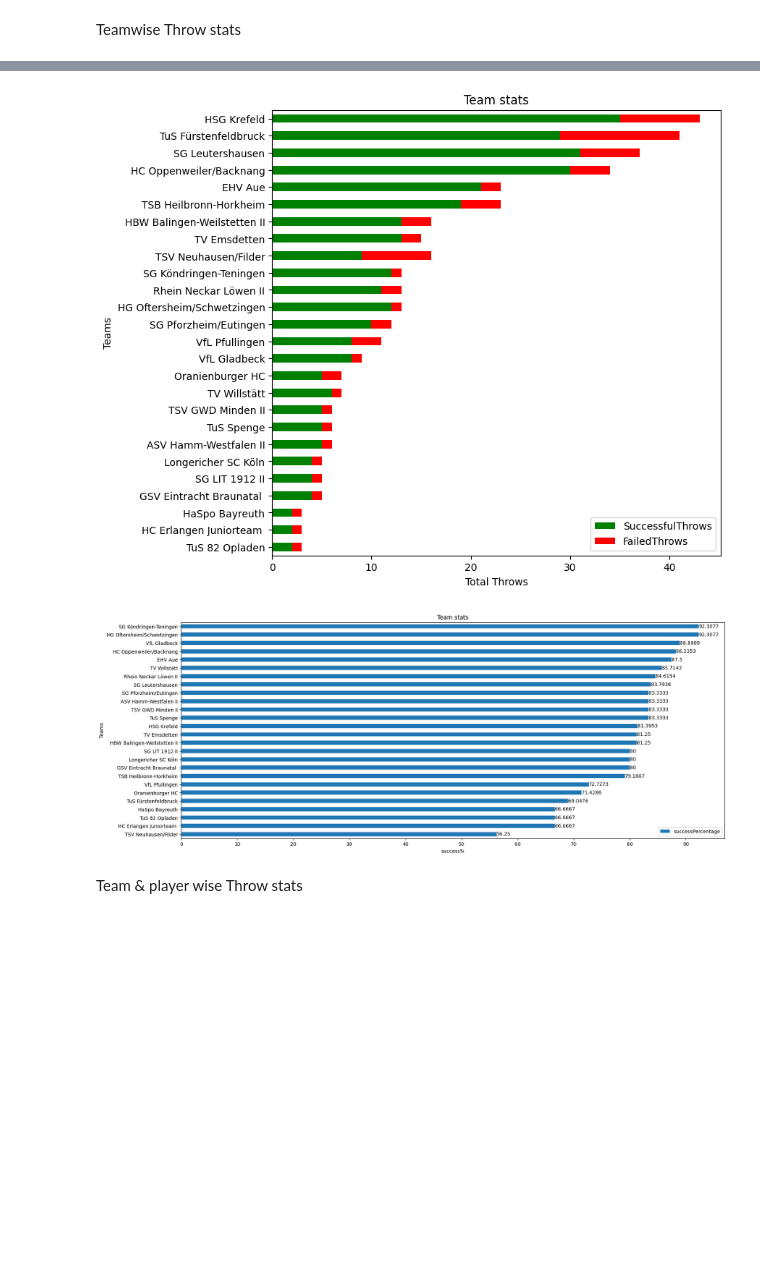
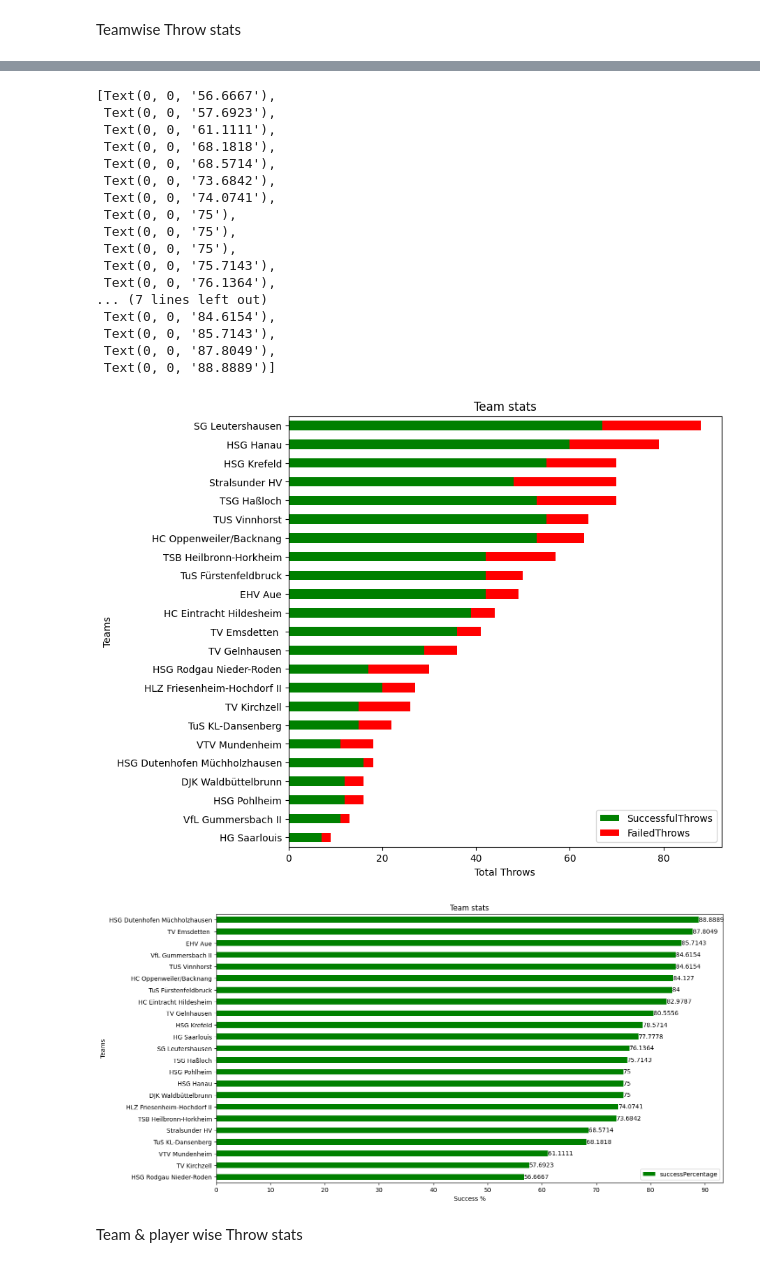
Before and after one commit to nayansavaliya/handball-data-science, a Jupyter notebook: src/FinalAnalysis/Analysis1/league3.ipynb, the cells around one changed output, grey strips where cells are left out. Cells and saved outputs as stored; diff of their text form; code cells hidden in the pictures; blank space fills up the shorter version.

```diff
--- a/src/FinalAnalysis/Analysis1/league3.ipynb
+++ b/src/FinalAnalysis/Analysis1/league3.ipynb
@@ -8,13 +11,13 @@ import matplotlib.pyplot as plt
 # %% [markdown]
 Read Data
 # %%
-file = pd.ExcelFile("../../data/v7/Handball 3. Liga vom 23.01.2023.xlsx")
+file = pd.ExcelFile(r"../../../data/final/Handball_09.03.2023_fertig.xlsx")
 
 file.sheet_names
 
-df = file.parse('3. Liga')
+df = file.parse('3. League')
 
-# drop last col comments
-df = df.iloc[:, :-1]
+# drop last col comments & favorite corner & empy rows at end
+df = df.iloc[:, :-2]
 df.columns
 # %% [output]
@@ -102,10 +115,0 @@ Player Team
-# %%
-pd.set_option("display.max_rows", None, "display.max_columns", None)
-playerTeam1 =  df.loc[:,('name','homeTeam')].copy()
-playerTeam1.columns = ['name','team']
-playerTeam2 =  df.loc[:,('name','opponentTeam')].copy()
-playerTeam2.columns = ['name','team']
-playerTeam = pd.concat([playerTeam1,playerTeam2])
-playerTeam.dropna(inplace=True)
-playerTeam = playerTeam.groupby(['name']).apply(lambda x: x['team'].value_counts().idxmax()).reset_index(name='team')
-playerTeam
@@ -131,19 +117,17 @@ playerTeam
 Teamwise Throw stats
 # %%
 # Teamwise Throw stats
-
-df2 = df.groupby(['homeTeam'])['homeTeam'].count().reset_index(name='TotatlThrows')
+df2 = df.groupby(['team'])['team'].count().reset_index(name='TotatlThrows')
 df3 = df.loc[(df.throwSuccess == 1) | (df.throwSuccess == 2)]
-df3 = df3.groupby(['homeTeam'])['homeTeam'].count().reset_index(name="SuccessfulThrows")
+df3 = df3.groupby(['team'])['team'].count().reset_index(name="SuccessfulThrows")
 df4 = df.loc[(df.throwSuccess == 0)]
-df4 = df4.groupby(['homeTeam'])['homeTeam'].count().reset_index(name="FailedThrows")
-df5 = pd.merge(df2,df3,on='homeTeam')
-df5 = pd.merge(df5,df4,on='homeTeam')
+df4 = df4.groupby(['team'])['team'].count().reset_index(name="FailedThrows")
+df5 = pd.merge(df2,df3,on='team')
+df5 = pd.merge(df5,df4,on='team')
 df5['successPercentage'] = (df5['SuccessfulThrows']/df5['TotatlThrows'])*100
 display(df5.sort_values('successPercentage',ascending=False))
-df5.sort_values('TotatlThrows',ascending=True).set_index('homeTeam')[['SuccessfulThrows','FailedThrows']].plot.barh(stacked=True, title='Team stats',color=("green", "red"),xlabel='Total Throws', ylabel='Teams',figsize=(8,8) )
+df5.sort_values('TotatlThrows',ascending=True).set_index('team')[['SuccessfulThrows','FailedThrows']].plot.barh(stacked=True, title='Team stats',color=("green", "red"),xlabel='Total Throws', ylabel='Teams',figsize=(8,8) )
 
-ax = df5.sort_values('successPercentage',ascending=True).set_index('homeTeam')[['successPercentage']].plot.barh( title='Team stats',xlabel='success%', ylabel='Teams',figsize=(20,8),xticks=range(0,100,10) )
+ax = df5.sort_values('successPercentage',ascending=True).set_index('team')[['successPercentage']].plot.barh( title='Team stats',color=("green", "red"),xlabel='Success %', ylabel='Teams',figsize=(15,8),xticks=range(0,100,10) )
 ax.bar_label(ax.containers[0])
-df5.sort_values('successPercentage',ascending=False)
 # %% [output]
@@ -184,5 +151,22 @@ df5.sort_values('successPercentage',ascending=False)
+[Text(0, 0, '56.6667'),
+ Text(0, 0, '57.6923'),
+ Text(0, 0, '61.1111'),
+ Text(0, 0, '68.1818'),
+ Text(0, 0, '68.5714'),
+ Text(0, 0, '73.6842'),
+ Text(0, 0, '74.0741'),
+ Text(0, 0, '75'),
+ Text(0, 0, '75'),
+ Text(0, 0, '75'),
+ Text(0, 0, '75.7143'),
+ Text(0, 0, '76.1364'),
+... (7 lines left out)
+ Text(0, 0, '84.6154'),
+ Text(0, 0, '85.7143'),
+ Text(0, 0, '87.8049'),
+ Text(0, 0, '88.8889')]
-[figure, old version]
+[figure, new version]
-[figure, old version]
+[figure, new version]
 # %% [markdown]
 Team & player wise Throw stats
 # %%
```
Also changed, not shown: parts of 22 cells of this notebook, 7 other files.
